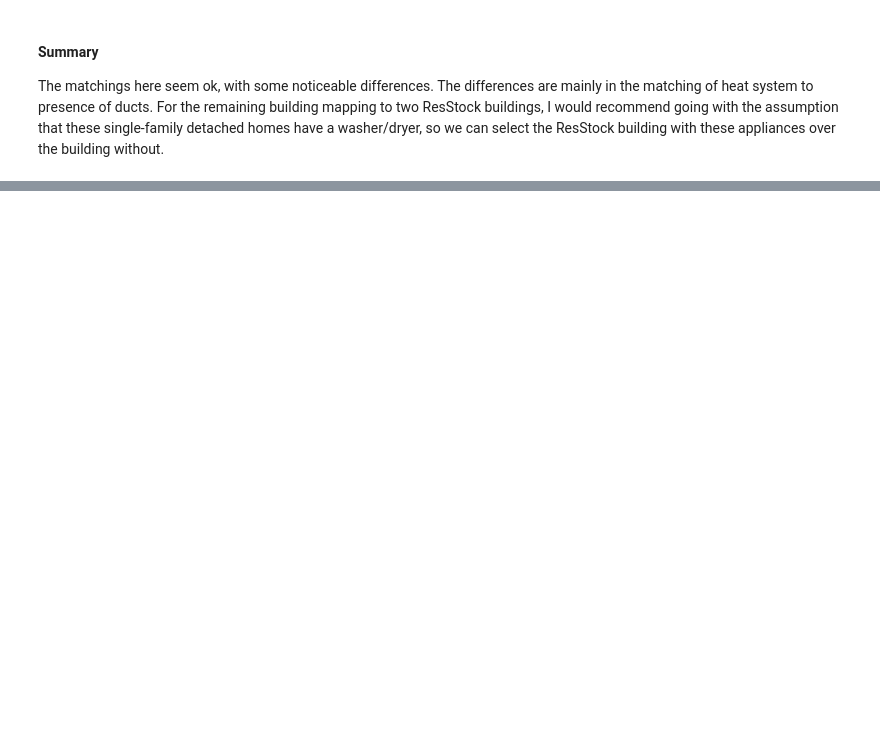
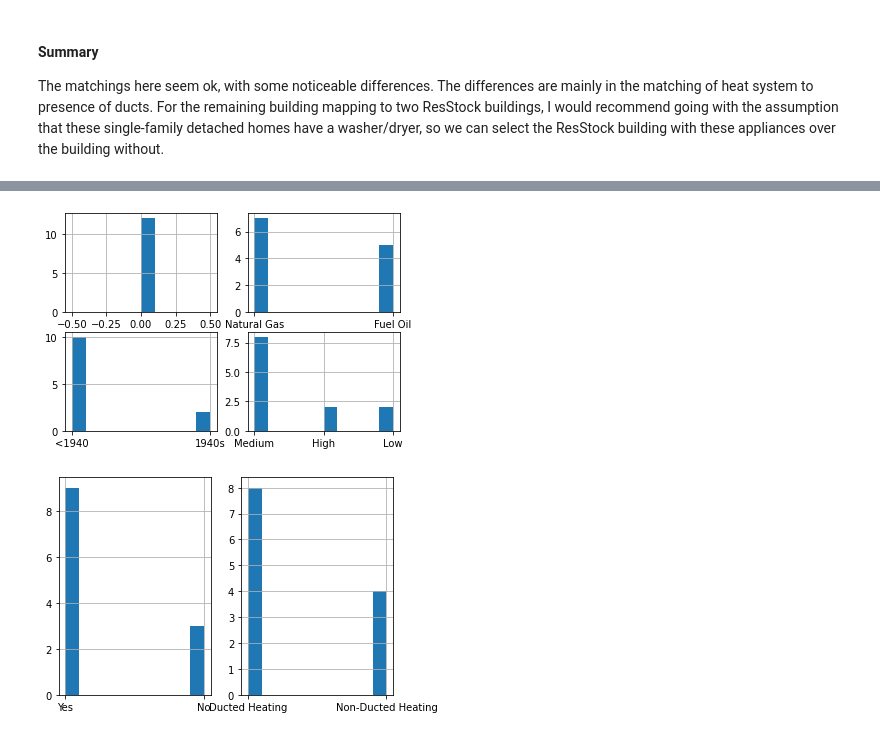
Before and after one commit to Groundworkdata/segment-iat, a Jupyter notebook: resstock_explore/resstock_parcel_match.ipynb, the cells around one changed output, grey strips where cells are left out. Saved outputs shown, nothing was run; the diff lists cells and outputs as text; code cells hidden in the pictures; blank space fills up the shorter version.

```diff
--- a/resstock_explore/resstock_parcel_match.ipynb
+++ b/resstock_explore/resstock_parcel_match.ipynb
@@ -549,0 +620,4 @@ This presents a few questions we may want to ask ourselves to update how we are
+# %%
+test_metadata_df_gfla = metadata_df[metadata_df["in.geometry_floor_area"]=="1000-1499"]
+print(len(test_metadata_df_gfla))
+print(1 - len(test_metadata_df_gfla) / len(metadata_df))
@@ -549,0 +681,7 @@ This presents a few questions we may want to ask ourselves to update how we are
+# %%
+print_hists_of_subsets(test_metadata_df_gfla)
+print_hvac_chars(test_metadata_df_gfla)
+# Showing the sqft as 0, but it's actually a consistent 1220 sq.ft. for all entries if you print it out
+# %% [output]
+[figure, added]
+[figure, added]
```
Also changed, not shown: parts of 24 cells of this notebook, 16 other files.
